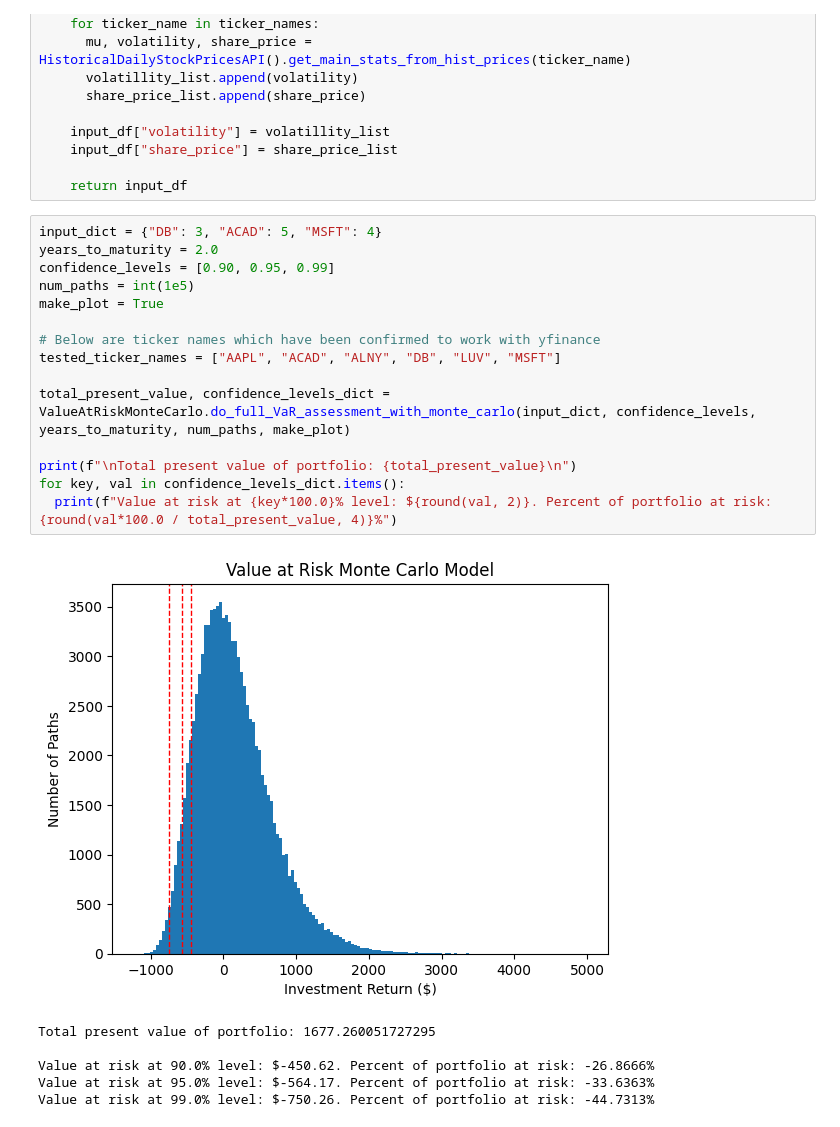
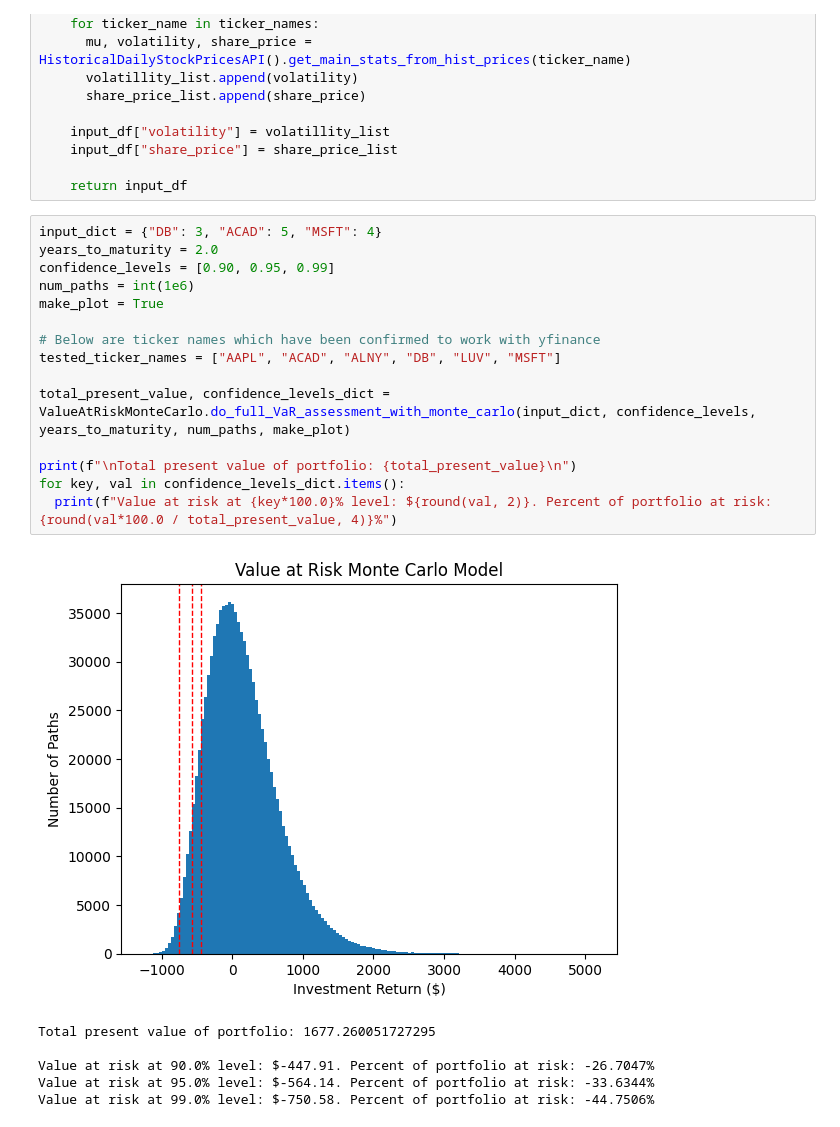
Before and after one commit to AvilashaHaldar/Monte_Carlo_Exercises, a Jupyter notebook: Monte_Carlo_Examples.ipynb, the cells around one changed output. Drawn from its saved outputs; the diff is of its cells as text.

```diff
--- a/Monte_Carlo_Examples.ipynb
+++ b/Monte_Carlo_Examples.ipynb
@@ -446,22 +452,22 @@ class ValueAtRiskMonteCarlo:
 # %%
 input_dict = {"DB": 3, "ACAD": 5, "MSFT": 4}
 years_to_maturity = 2.0
 confidence_levels = [0.90, 0.95, 0.99]
-num_paths = int(1e5)
+num_paths = int(1e6)
 make_plot = True
 
 # Below are ticker names which have been confirmed to work with yfinance
 tested_ticker_names = ["AAPL", "ACAD", "ALNY", "DB", "LUV", "MSFT"]
 
 total_present_value, confidence_levels_dict = ValueAtRiskMonteCarlo.do_full_VaR_assessment_with_monte_carlo(input_dict, confidence_levels, years_to_maturity, num_paths, make_plot)
 
 print(f"\nTotal present value of portfolio: {total_present_value}\n")
 for key, val in confidence_levels_dict.items():
   print(f"Value at risk at {key*100.0}% level: ${round(val, 2)}. Percent of portfolio at risk: {round(val*100.0 / total_present_value, 4)}%")
 # %% [output]
-[figure, old version]
+[figure, new version]
 Total present value of portfolio: 1677.260051727295
 
-Value at risk at 90.0% level: $-450.62. Percent of portfolio at risk: -26.8666%
-Value at risk at 95.0% level: $-564.17. Percent of portfolio at risk: -33.6363%
-Value at risk at 99.0% level: $-750.26. Percent of portfolio at risk: -44.7313%
+Value at risk at 90.0% level: $-447.91. Percent of portfolio at risk: -26.7047%
+Value at risk at 95.0% level: $-564.14. Percent of portfolio at risk: -33.6344%
+Value at risk at 99.0% level: $-750.58. Percent of portfolio at risk: -44.7506%
```
Also changed, not shown: parts of 2 cells of this notebook.
